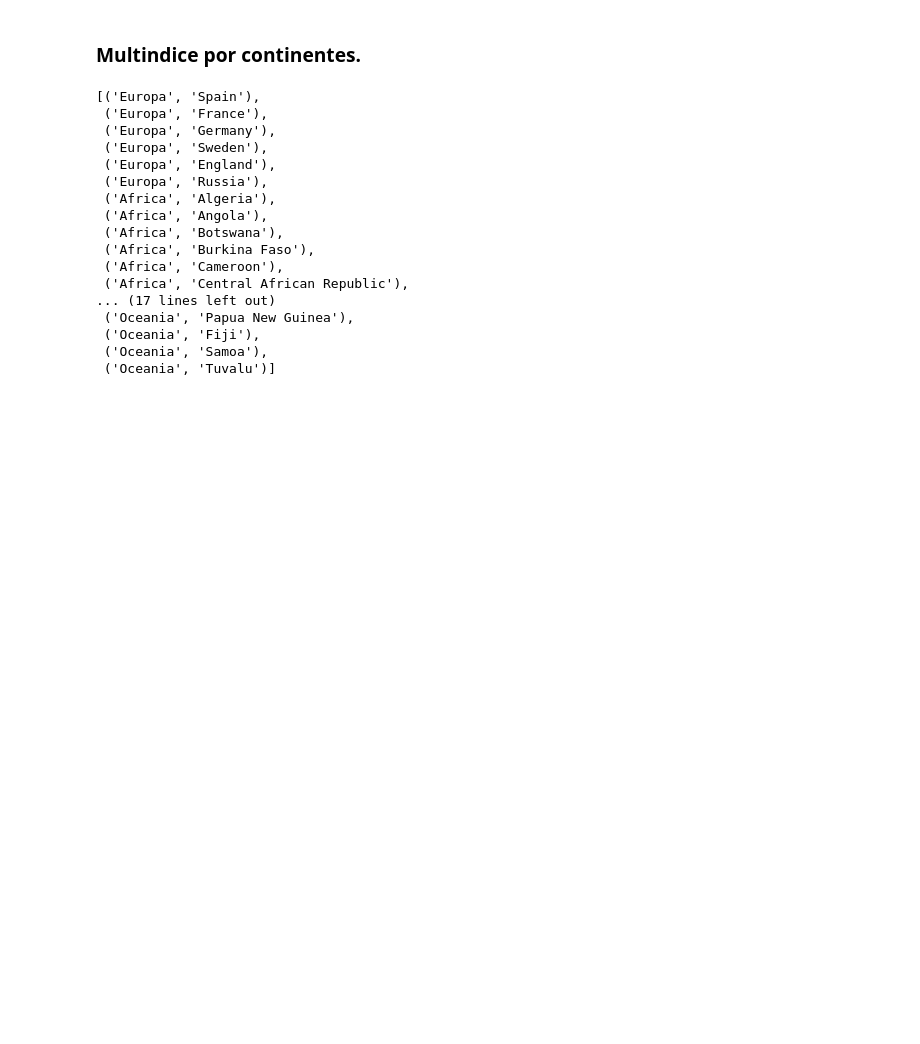
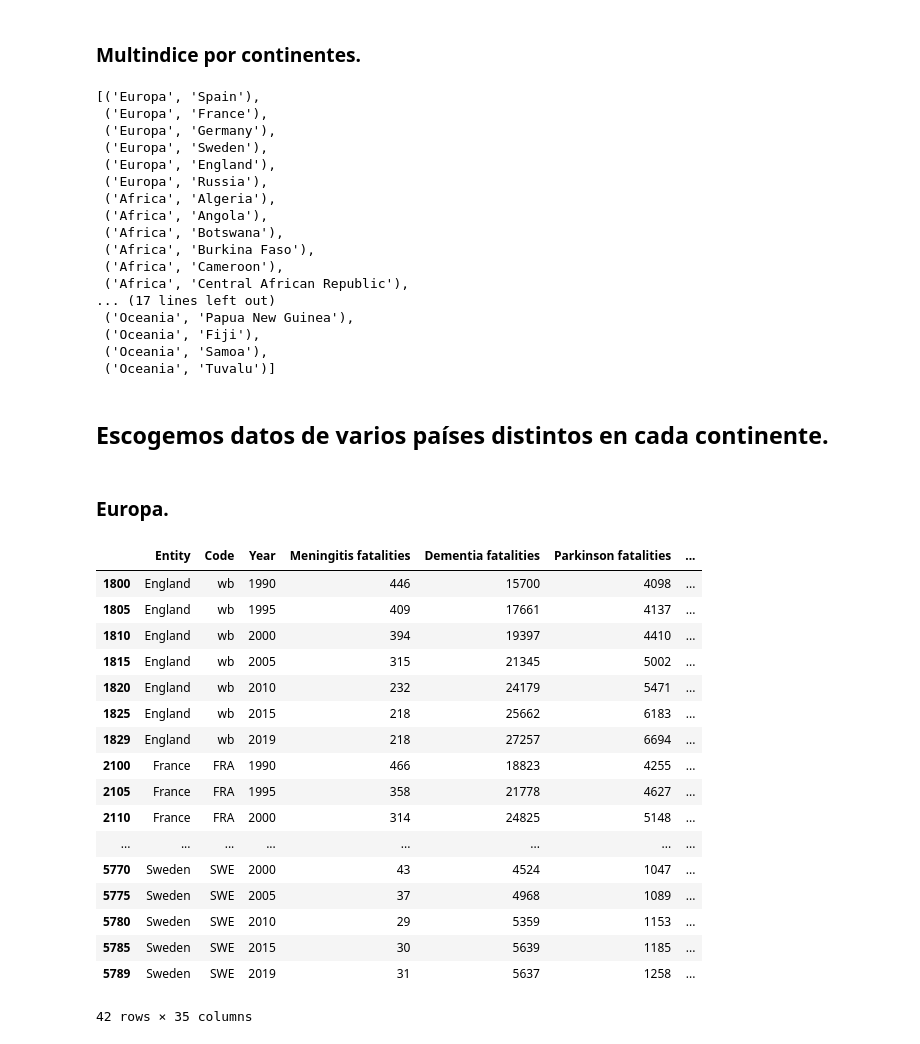
Before and after one commit to alegonzjur/ProyectoTFG, a Jupyter notebook: data/comp.ipynb, the cells around one changed output. Cells and saved outputs as stored; diff of their text form; code cells hidden in the pictures; blank space fills up the shorter version.

```diff
--- a/data/comp.ipynb
+++ b/data/comp.ipynb
@@ -262,3 +262,5 @@ multi
  ('Oceania', 'Fiji'),
  ('Oceania', 'Samoa'),
  ('Oceania', 'Tuvalu')]
+# %% [markdown]
+## Escogemos datos de varios países distintos en cada continente.
@@ -264,0 +272,24 @@ multi
+# %% [markdown]
+### Europa.
+# %%
+europa = data.query('Entity in ["Spain","France","Germany","Sweden","England","Russia"] & Year in [1990,1995,2000,2005,2010,2015,2019]')
+europa
+# %% [output]
+|  | Entity | Code | Year | Meningitis fatalities | Dementia fatalities | Parkinson fatalities | ... |
+| 1800 | England | wb | 1990 | 446 | 15700 | 4098 | ... |
+| 1805 | England | wb | 1995 | 409 | 17661 | 4137 | ... |
+| 1810 | England | wb | 2000 | 394 | 19397 | 4410 | ... |
+| 1815 | England | wb | 2005 | 315 | 21345 | 5002 | ... |
+| 1820 | England | wb | 2010 | 232 | 24179 | 5471 | ... |
+| 1825 | England | wb | 2015 | 218 | 25662 | 6183 | ... |
+| 1829 | England | wb | 2019 | 218 | 27257 | 6694 | ... |
+| 2100 | France | FRA | 1990 | 466 | 18823 | 4255 | ... |
+| 2105 | France | FRA | 1995 | 358 | 21778 | 4627 | ... |
+| 2110 | France | FRA | 2000 | 314 | 24825 | 5148 | ... |
+| ... | ... | ... | ... | ... | ... | ... | ... |
+| 5770 | Sweden | SWE | 2000 | 43 | 4524 | 1047 | ... |
+| 5775 | Sweden | SWE | 2005 | 37 | 4968 | 1089 | ... |
+| 5780 | Sweden | SWE | 2010 | 29 | 5359 | 1153 | ... |
+| 5785 | Sweden | SWE | 2015 | 30 | 5639 | 1185 | ... |
+| 5789 | Sweden | SWE | 2019 | 31 | 5637 | 1258 | ... |
+42 rows × 35 columns
```
Also changed, not shown: parts of 6 cells of this notebook.
